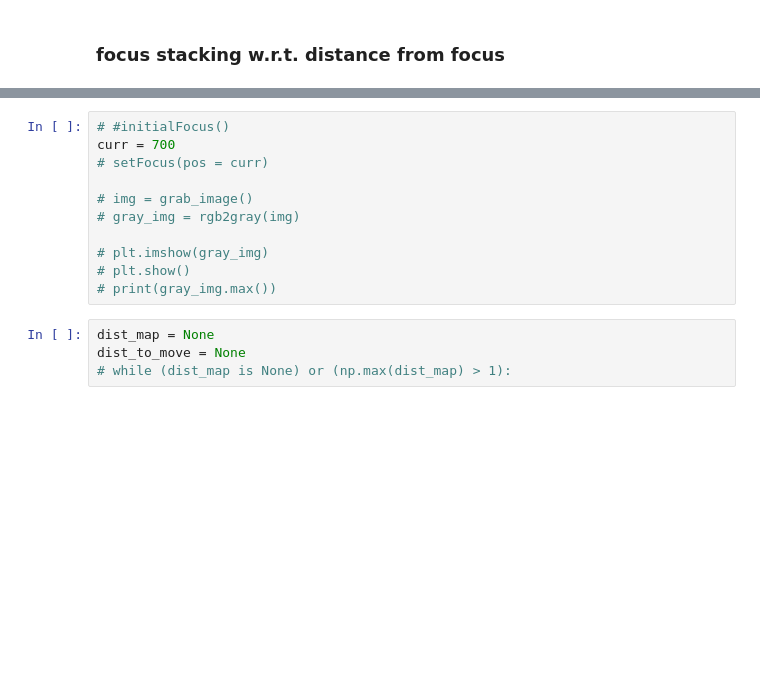
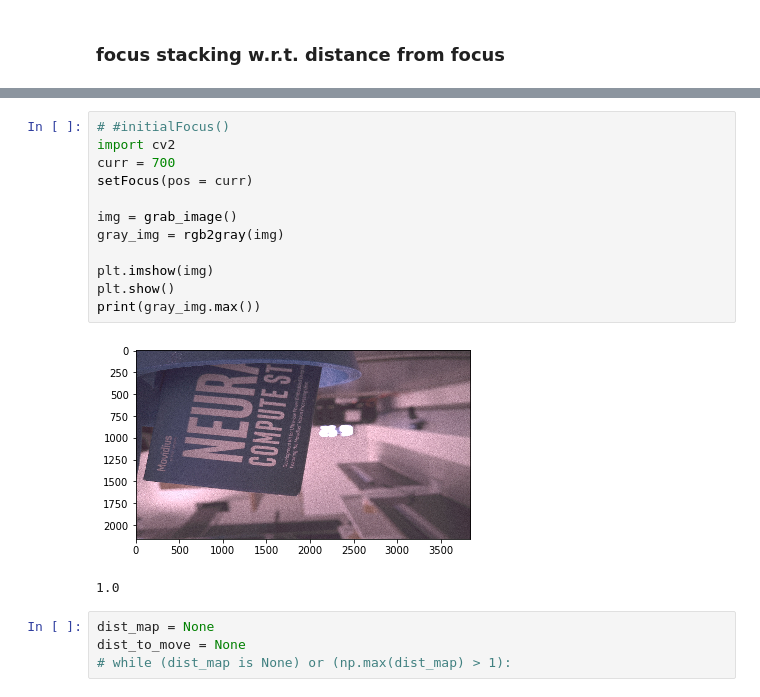
Before and after one commit to cianhwang/autofocus-stacking, a Jupyter notebook: autofocalstacking.ipynb, the cells around one changed output, grey strips where cells are left out. Cells and saved outputs as stored; diff of their text form; blank space fills up the shorter version.

```diff
--- a/autofocalstacking.ipynb
+++ b/autofocalstacking.ipynb
@@ -152,15 +154,19 @@ def dist_est(gray_img, curr, last_dist_map = None, last_move_steps = None):
     return flag, np.abs(dist_map), dist_to_move
 # %%
 # #initialFocus()
+import cv2
 curr = 700
-# setFocus(pos = curr)
+setFocus(pos = curr)
 
-# img = grab_image()
-# gray_img = rgb2gray(img)
+img = grab_image()
+gray_img = rgb2gray(img)
 
-# plt.imshow(gray_img)
-# plt.show()
-# print(gray_img.max())
+plt.imshow(img)
+plt.show()
+print(gray_img.max())
+# %% [output]
+[figure, added]
+1.0
 # %%
 dist_map = None
 dist_to_move = None
```
Also changed, not shown: parts of 8 cells of this notebook.
